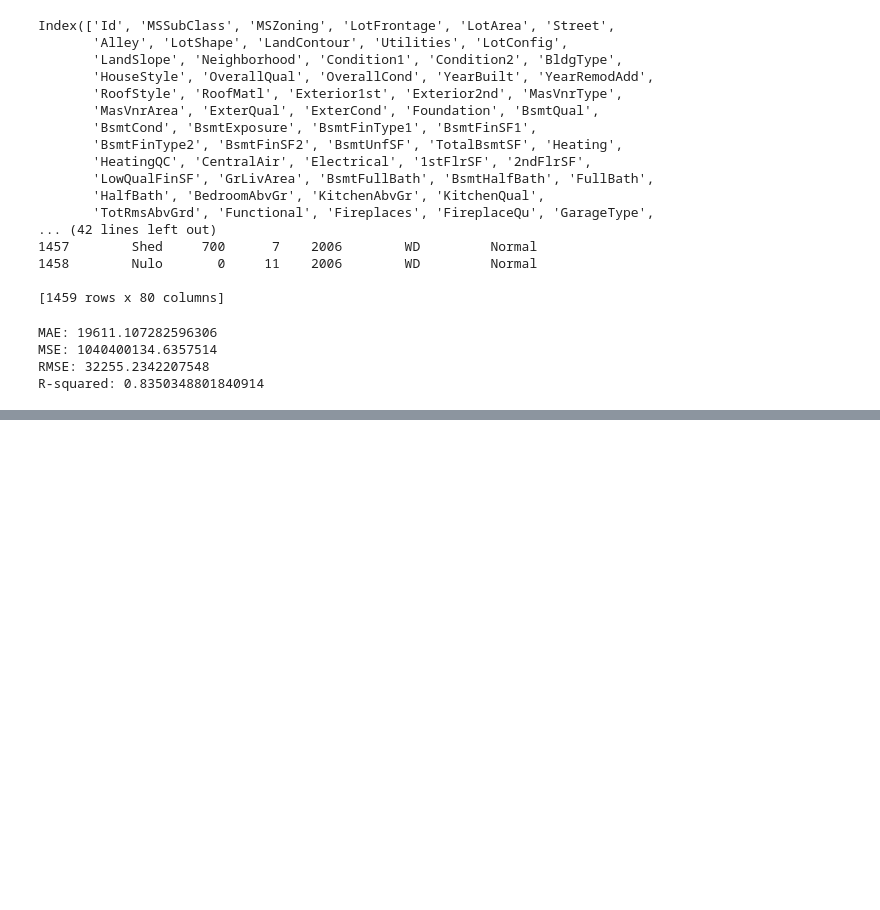
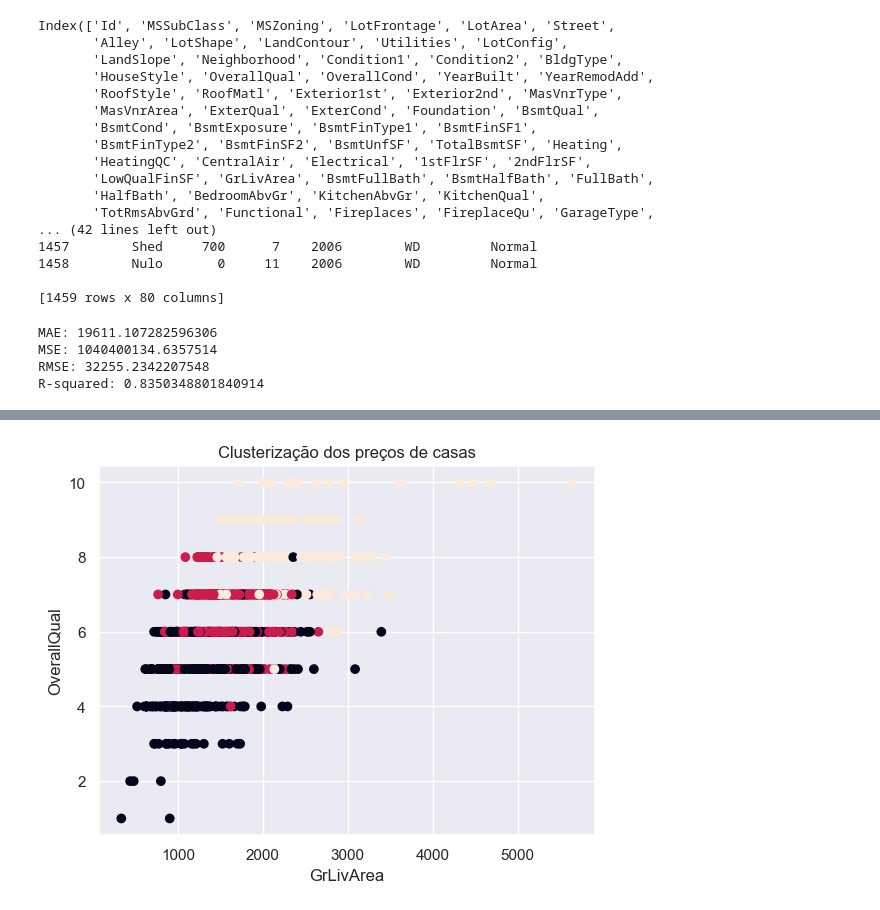
Before and after one commit to DonutsAndBlood/c3-analise, a Jupyter notebook: main.ipynb, the cells around one changed output, grey strips where cells are left out. Saved outputs shown, nothing was run; the diff lists cells and outputs as text; code cells hidden in the pictures; blank space fills up the shorter version.

```diff
--- a/main.ipynb
+++ b/main.ipynb
@@ -289,0 +309,18 @@ Please also refer to the documentation for alternative solver options:
+# %%
+#Clusterização
+
+X_train = df_train[['OverallQual', 'GrLivArea', 'GarageCars', 'TotalBsmtSF', 'YearBuilt']]
+
+scaler = StandardScaler()
+X_scaled = scaler.fit_transform(X_train)
+kmeans = KMeans(n_clusters=3, random_state=42)
+kmeans.fit(X_scaled)
+labels = kmeans.labels_
+df_train['cluster'] = labels
+plt.scatter(X_train['GrLivArea'], X_train['OverallQual'], c=labels)
+plt.xlabel('GrLivArea')
+plt.ylabel('OverallQual')
+plt.title('Clusterização dos preços de casas')
+plt.show()
+# %% [output]
+[figure, added]
```
Also changed, not shown: parts of 7 cells of this notebook.
